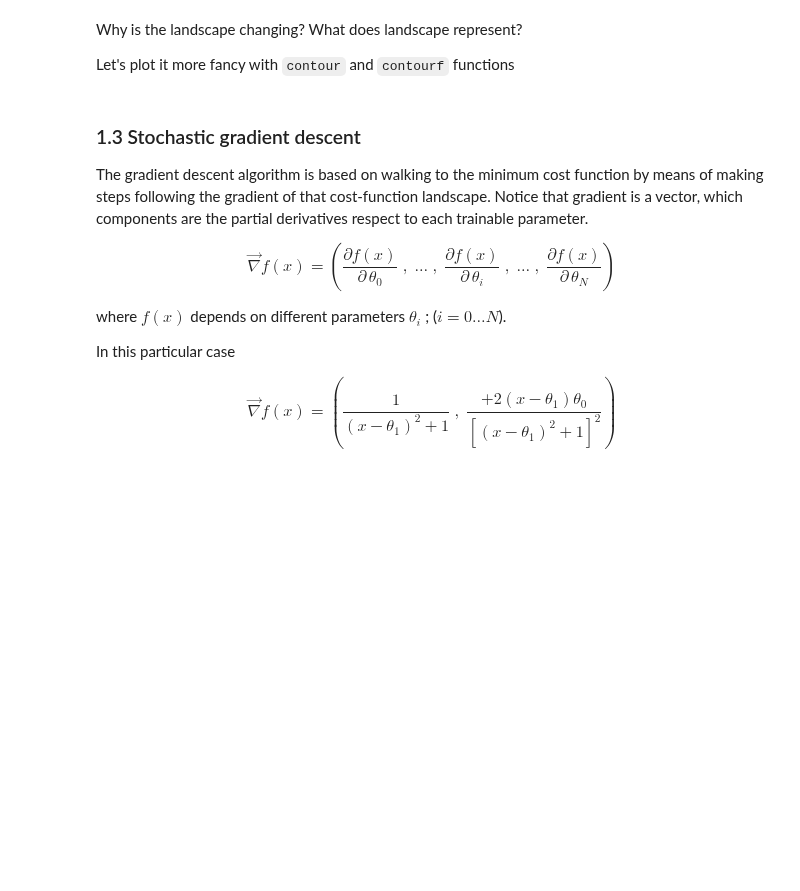
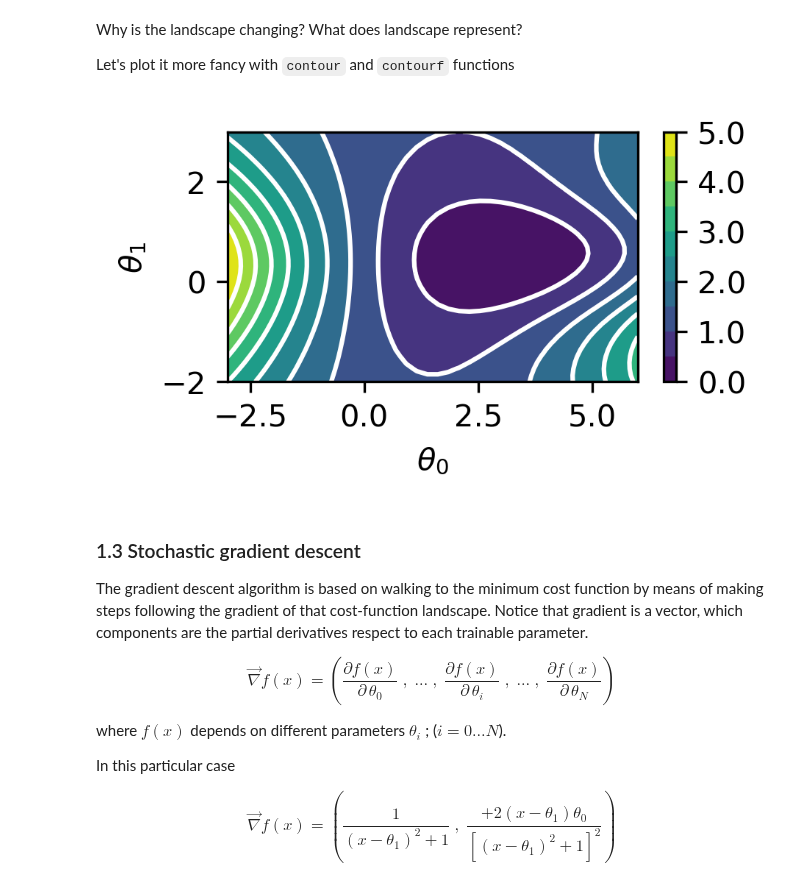
Before and after one commit to dmaluenda/hands_on_machine_learning, a Jupyter notebook: 02_Training.ipynb, the cells around one changed output. Cells and saved outputs as stored; diff of their text form; code cells hidden in the pictures; blank space fills up the shorter version.

```diff
--- a/02_Training.ipynb
+++ b/02_Training.ipynb
@@ -232,25 +237,27 @@ Let's plot it more fancy with `contour` and `contourf` functions
 # %%
 def plot_landscape(x, ax=None):
     ax = plt.gca() if ax==None else ax
 
     cost_landscape, th0s, th1s = get_landscape(x)
 
     nlevels = 10  # number of isolines to be plotted
     X,Y = np.meshgrid(th0s, th1s, indexing='ij')
 
     im = ax.contourf(X, Y, cost_landscape, nlevels)
     cb = plt.colorbar(im, ax=ax)
     try:  # try to show just one decimal in the colorbar
         cb.set_ticklabels([("%.1f" % i) for i in cb.get_ticks()])
     except:  # sometime it's not possible
         pass
     ax.contour(X, Y, cost_landscape, nlevels, colors="white")  # isolines highlighting
     ax.set_xlabel(r'$\theta_0$')
     ax.set_ylabel(r'$\theta_1$')
 
-x = samples(10)
-plt.figure(figsize=(3, 2))
+x = samples(1000)
+plt.figure(figsize=(3, 1.5))
 plot_landscape(x)
+# %% [output]
+[figure, added]
 # %% [markdown]
 ### 1.3 Stochastic gradient descent
 
```
Also changed, not shown: parts of 27 cells of this notebook, 4 other files.
